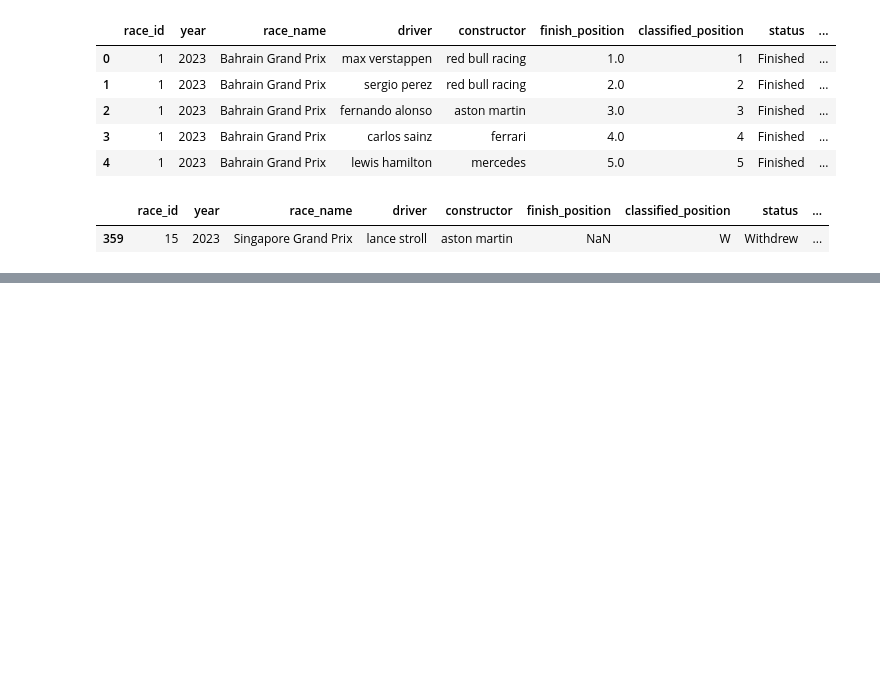
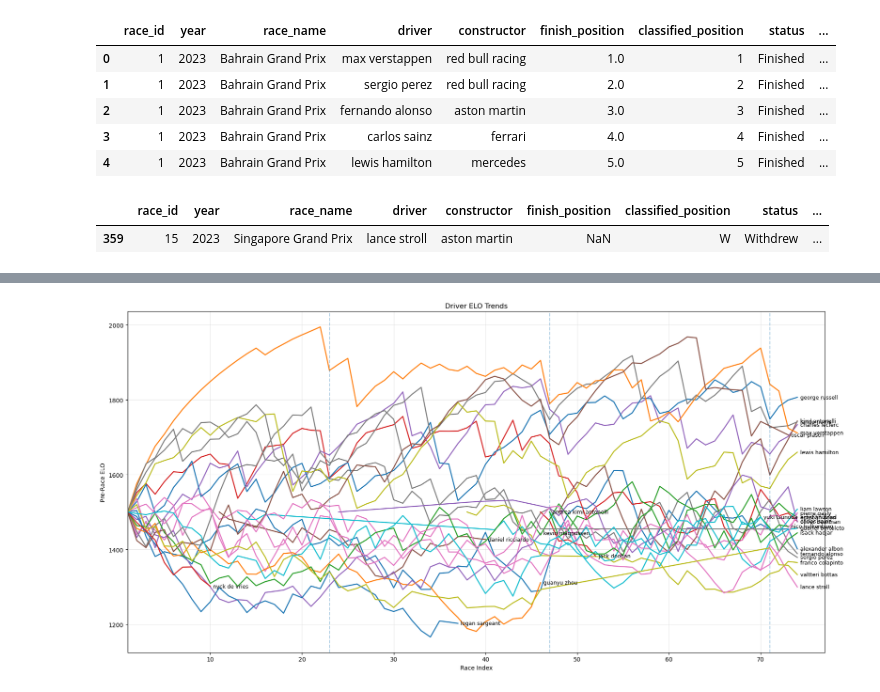
Before and after one commit to jguptil1/F1Fantasy, a Jupyter notebook: src/ingestion/database_testing.ipynb, the cells around one changed output, grey strips where cells are left out. Cells and saved outputs as stored; diff of their text form; code cells hidden in the pictures; blank space fills up the shorter version.

Commit message:
elo table added and tested

```diff
--- a/src/ingestion/database_testing.ipynb
+++ b/src/ingestion/database_testing.ipynb
@@ -1161,0 +1184,20 @@ result[result['status'] == "Withdrew"]
+# %%
+# clean copy
+elo_plot = elo_table.copy()
+
+# sort in race order
+elo_plot = elo_plot.sort_values(["year", "race_id", "driver"]).copy()
+
+elo_plot["race_label"] = elo_plot["year"].astype(str) + "-" + elo_plot["race_id"].astype(str)
+
+# continuous race index across all seasons
+race_order = (
+    elo_plot[["year", "race_id"]]
+    .drop_duplicates()
+    .sort_values(["year", "race_id"])
+    .reset_index(drop=True)
+)
+
+race_order["race_index"] = range(1, len(race_order) + 1)
+
+elo_plot = elo_plot.merge(race_order, on=["year", "race_id"], how="left")
@@ -1161,0 +1212,41 @@ result[result['status'] == "Withdrew"]
+# %%
+plt.figure(figsize=(18, 9))
+
+# plot each driver line
+for driver in sorted(elo_plot["driver"].unique()):
+    sub = elo_plot[elo_plot["driver"] == driver].sort_values("race_index")
+    plt.plot(sub["race_index"], sub["elo_before"], linewidth=1.8)
+
+    # label at last point
+    last_x = sub["race_index"].iloc[-1]
+    last_y = sub["elo_before"].iloc[-1]
+
+    plt.text(
+        last_x + 0.3,   # push label slightly right of the line
+        last_y,
+        driver,
+        fontsize=9,
+        va="center"
+    )
+
+# season boundaries
+season_starts = (
+    race_order.groupby("year", as_index=False)["race_index"]
+    .min()
+)
+
+for _, row in season_starts.iterrows():
+    plt.axvline(row["race_index"], linestyle="--", alpha=0.35)
+
+plt.xlabel("Race Index")
+plt.ylabel("Pre-Race ELO")
+plt.title(f"Driver ELO Trends")
+plt.grid(True, alpha=0.3)
+
+# extend x-axis so labels fit on the right
+plt.xlim(elo_plot["race_index"].min(), elo_plot["race_index"].max() + 3)
+
+plt.tight_layout()
+plt.show()
+# %% [output]
+[figure, added]
```
Also changed, not shown: parts of 4 cells of this notebook, 5 other files.
